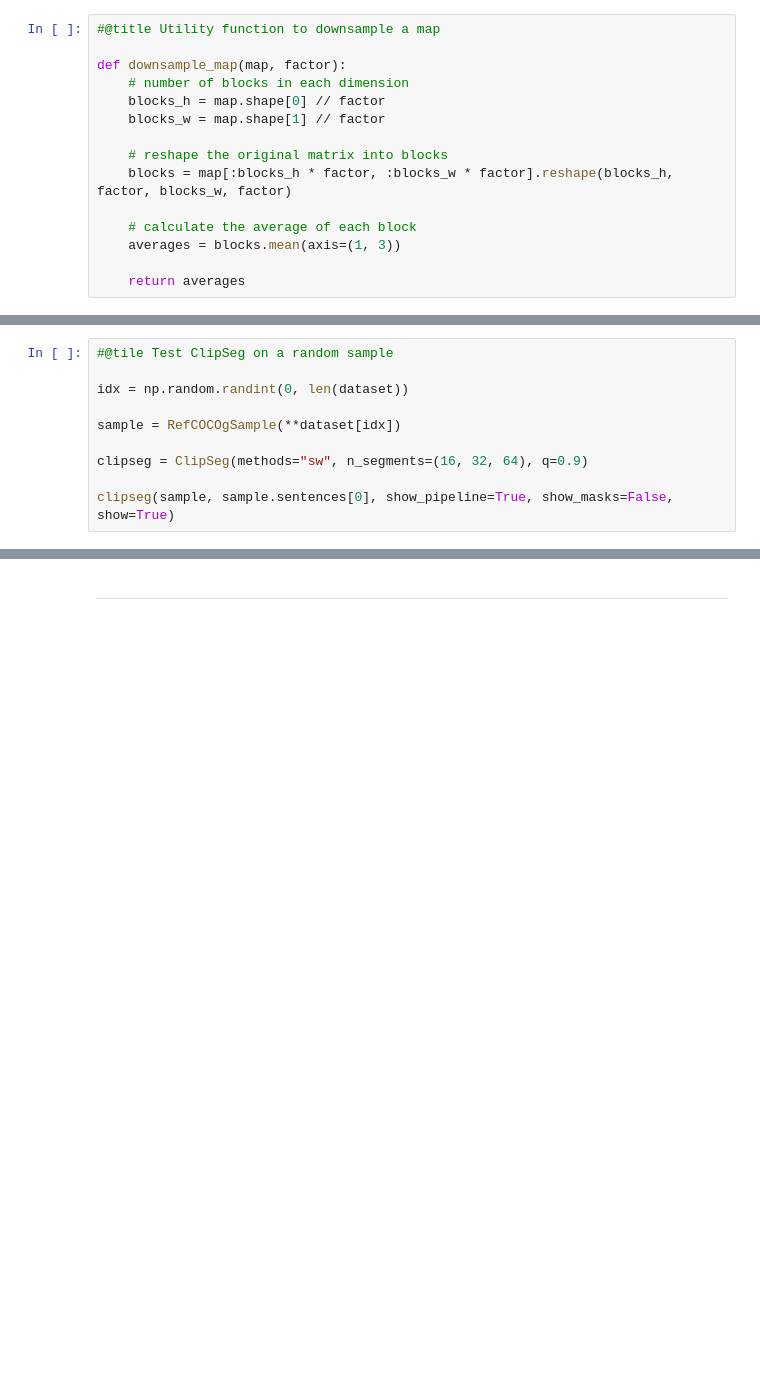
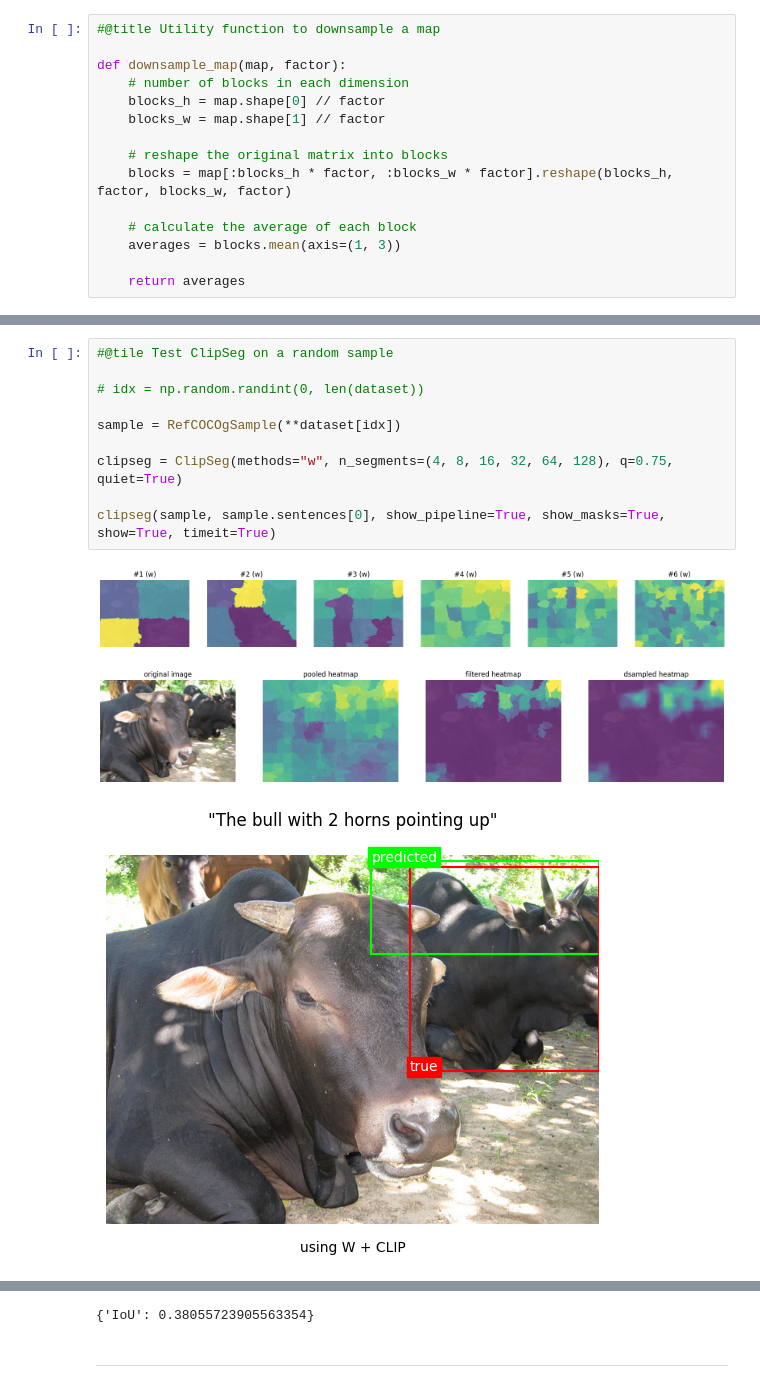
Before and after one commit to synchroazel/visual-grounding, a Jupyter notebook: seg_clip.ipynb, the cells around one changed output, grey strips where cells are left out. Saved outputs shown, nothing was run; the diff lists cells and outputs as text; blank space fills up the shorter version.

```diff
--- a/seg_clip.ipynb
+++ b/seg_clip.ipynb
@@ -266,10 +349,14 @@ class ClipSeg:
 # %%
 #@tile Test ClipSeg on a random sample
 
-idx = np.random.randint(0, len(dataset))
+# idx = np.random.randint(0, len(dataset))
 
 sample = RefCOCOgSample(**dataset[idx])
 
-clipseg = ClipSeg(methods="sw", n_segments=(16, 32, 64), q=0.9)
+clipseg = ClipSeg(methods="w", n_segments=(4, 8, 16, 32, 64, 128), q=0.75, quiet=True)
 
-clipseg(sample, sample.sentences[0], show_pipeline=True, show_masks=False, show=True)
+clipseg(sample, sample.sentences[0], show_pipeline=True, show_masks=True, show=True, timeit=True)
+# %% [output]
+[figure, added]
+[figure, added]
+[figure, added]
@@ -276,3 +364,4 @@ clipseg(sample, sample.sentences[0], show_pipeline=True, show_masks=False, show=
+{'IoU': 0.38055723905563354}
 # %% [markdown]
 ---
 # %%
```
Also changed, not shown: parts of 7 cells of this notebook, 3 other files.
